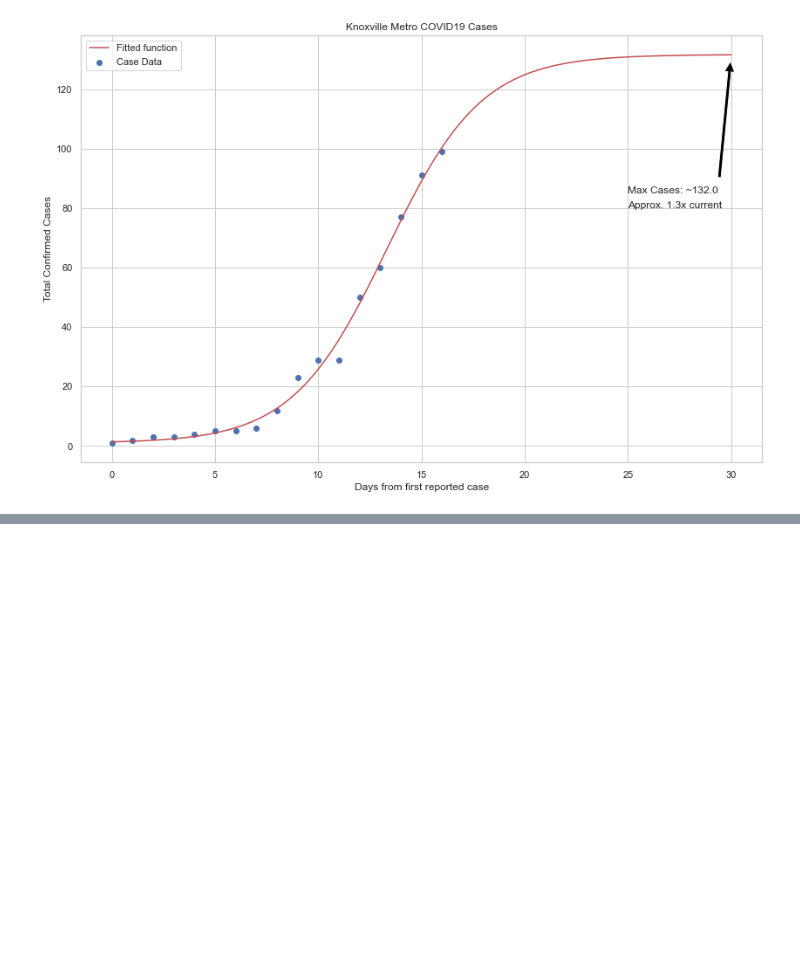
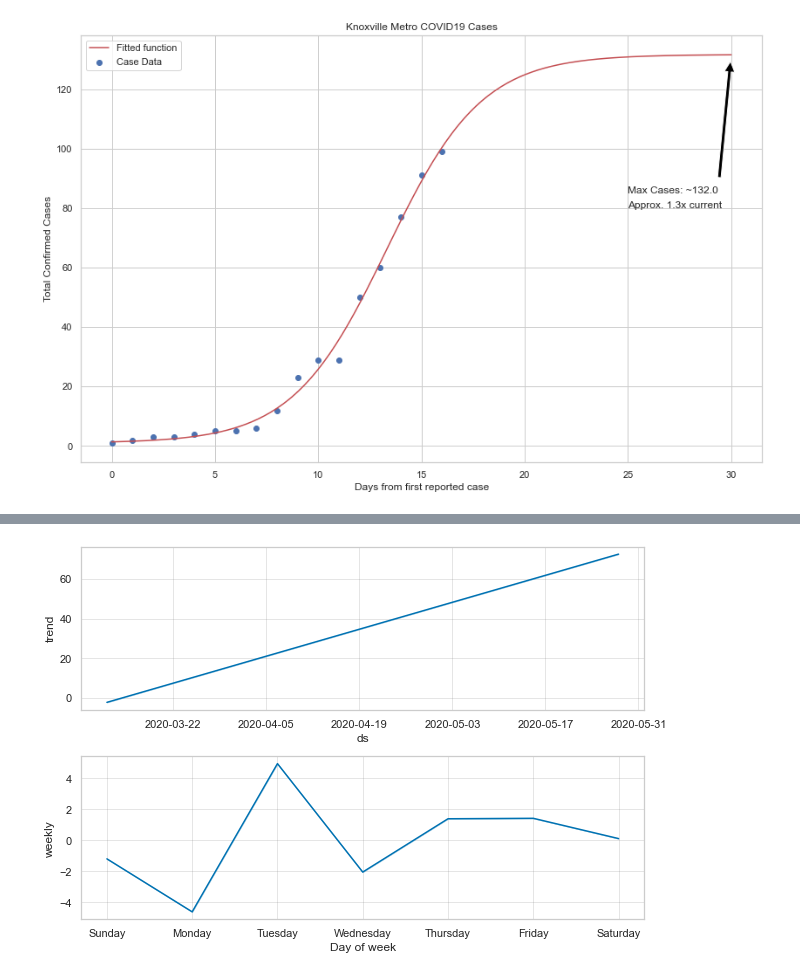
Before and after one commit to kcavagnolo/knx-covid, a Jupyter notebook: analysis/knx_metro_covid.ipynb, the cells around one changed output, grey strips where cells are left out. Drawn from its saved outputs; the diff is of its cells as text; code cells hidden in the pictures; blank space fills up the shorter version.

```diff
--- a/analysis/knx_metro_covid.ipynb
+++ b/analysis/knx_metro_covid.ipynb
@@ -161,0 +229,4 @@ plt.savefig('metro-all-fit.png')
+# %%
+fig2 = m.plot_components(forecast)
+# %% [output]
+[figure, added]
```
Also changed, not shown: parts of 8 cells of this notebook, 5 other files.
